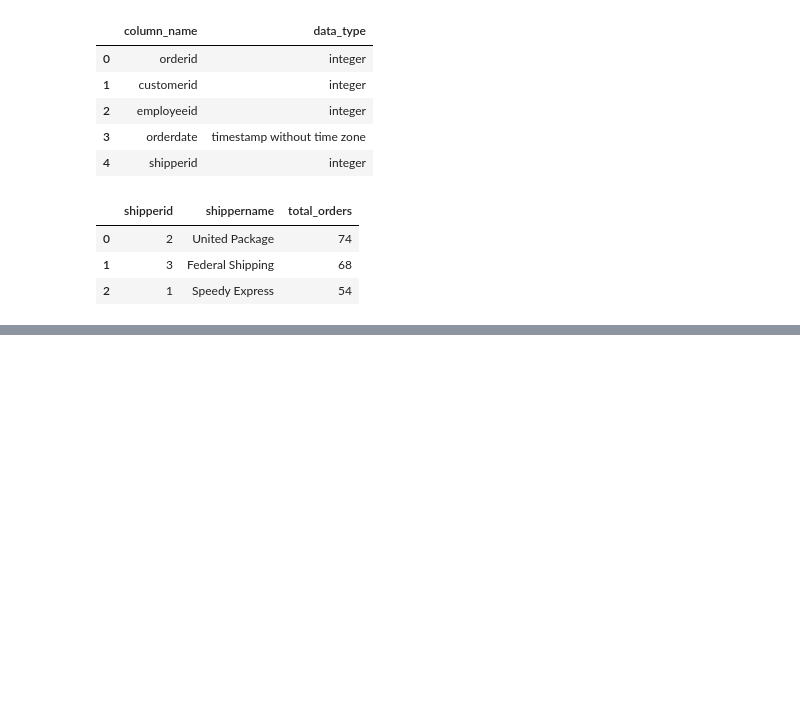
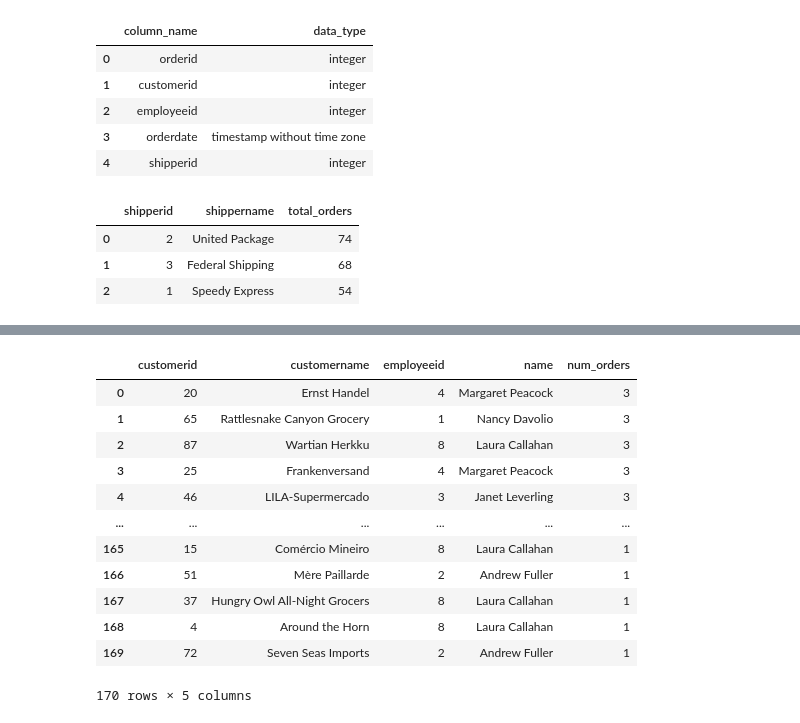
Before and after one commit to migifor-forstmi4/python_postgresql_pgadmin, a Jupyter notebook: postgres_northwind_data.ipynb, the cells around one changed output, grey strips where cells are left out. Cells and saved outputs as stored; diff of their text form; code cells hidden in the pictures; blank space fills up the shorter version.

```diff
--- a/postgres_northwind_data.ipynb
+++ b/postgres_northwind_data.ipynb
@@ -881,0 +1176,38 @@ df_order_shipper
+# %%
+# Create SQLAlchemy Engine
+engine = create_engine(db_connection_url)
+
+# Query: customers, employees and total of orders placed by each customer.
+df_order_product_revenue = pd.read_sql_query("""
+SELECT
+    c.customerid,
+    c.customername,
+    e.employeeid,
+    e.firstname || ' ' || e.lastname AS name,
+    COUNT(o.orderid) AS num_orders
+FROM customers c
+JOIN orders o ON c.customerid = o.customerid
+JOIN employees e ON o.employeeid = e.employeeid
+GROUP BY c.customerid, c.customername, e.employeeid, e.firstname, e.lastname
+ORDER BY num_orders DESC
+""", con=engine)
+
+# Dispose the engine
+engine.dispose()
+
+# Show the result
+df_order_product_revenue
+# %% [output]
+|  | customerid | customername | employeeid | name | num_orders |
+| 0 | 20 | Ernst Handel | 4 | Margaret Peacock | 3 |
+| 1 | 65 | Rattlesnake Canyon Grocery | 1 | Nancy Davolio | 3 |
+| 2 | 87 | Wartian Herkku | 8 | Laura Callahan | 3 |
+| 3 | 25 | Frankenversand | 4 | Margaret Peacock | 3 |
+| 4 | 46 | LILA-Supermercado | 3 | Janet Leverling | 3 |
+| ... | ... | ... | ... | ... | ... |
+| 165 | 15 | Comércio Mineiro | 8 | Laura Callahan | 1 |
+| 166 | 51 | Mère Paillarde | 2 | Andrew Fuller | 1 |
+| 167 | 37 | Hungry Owl All-Night Grocers | 8 | Laura Callahan | 1 |
+| 168 | 4 | Around the Horn | 8 | Laura Callahan | 1 |
+| 169 | 72 | Seven Seas Imports | 2 | Andrew Fuller | 1 |
+170 rows × 5 columns
```
Also changed, not shown: parts of 25 cells of this notebook.
